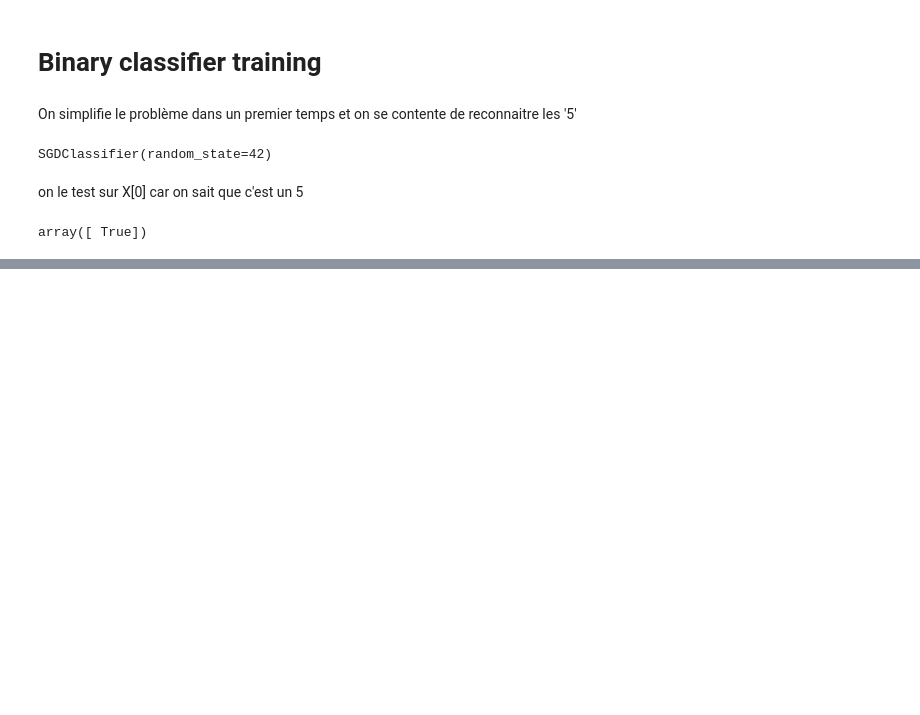
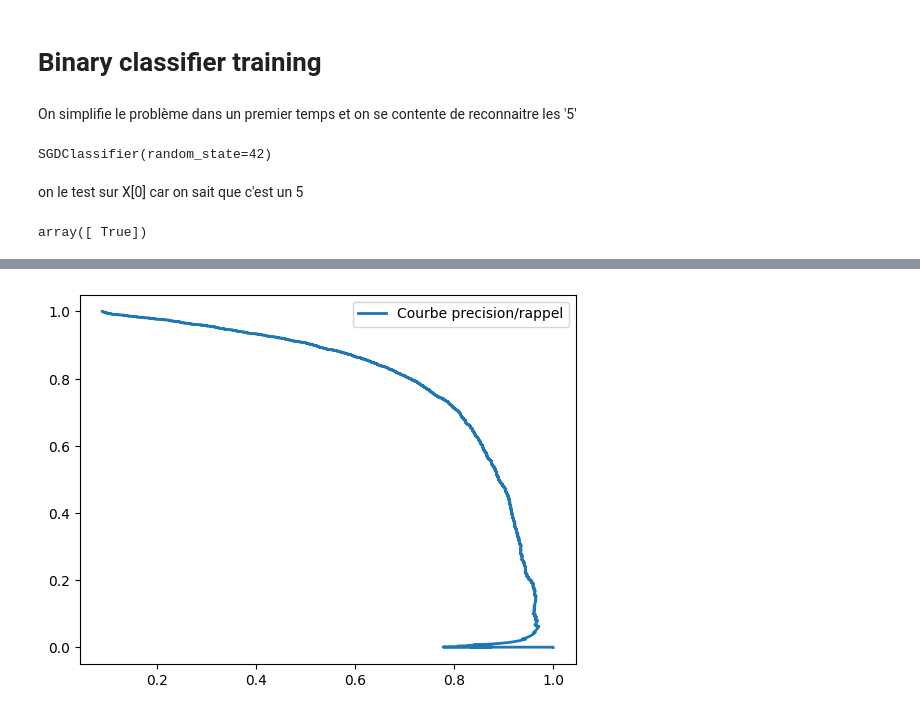
Before and after one commit to el-masry-abdelrhman/Handwritten-Digit-Recognition-in-python, a Jupyter notebook: calligraphy_reader.ipynb, the cells around one changed output, grey strips where cells are left out. Saved outputs shown, nothing was run; the diff lists cells and outputs as text; code cells hidden in the pictures; blank space fills up the shorter version.

```diff
--- a/calligraphy_reader.ipynb
+++ b/calligraphy_reader.ipynb
@@ -85,0 +182,6 @@ Il détecte en effet que c'est un 5
+# %%
+plt.plot(precisions, recalls, linewidth=2, label="Courbe precision/rappel")
+plt.legend()
+plt.show()
+# %% [output]
+[figure, added]
```
Also changed, not shown: parts of 25 cells of this notebook.
